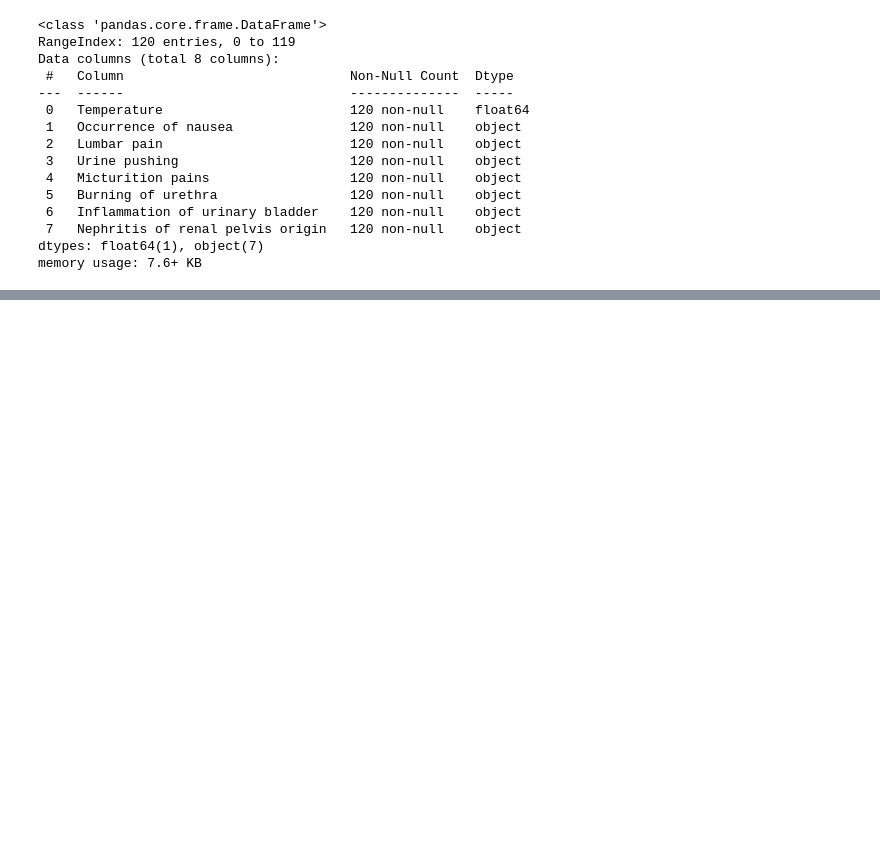
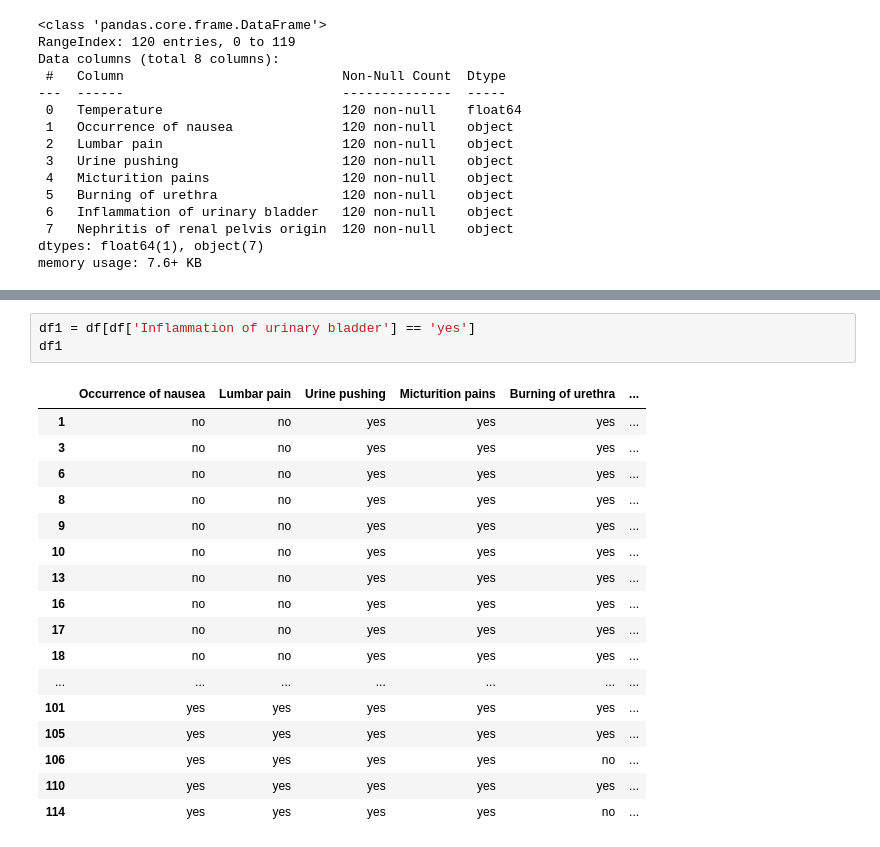
Before and after one commit to mohsen-dl/Association-Rules-Mining, a Jupyter notebook: Association Rules Mining.ipynb, the cells around one changed output, grey strips where cells are left out. Saved outputs shown, nothing was run; the diff lists cells and outputs as text; blank space fills up the shorter version.

Commit message:
spliting dataframe and adding utiles

```diff
--- a/Association Rules Mining.ipynb
+++ b/Association Rules Mining.ipynb
@@ -73,0 +122,21 @@ memory usage: 7.6+ KB
+# %%
+df1 = df[df['Inflammation of urinary bladder'] == 'yes']
+df1
+# %% [output]
+|  | Occurrence of nausea | Lumbar pain | Urine pushing | Micturition pains | Burning of urethra | ... |
+| 1 | no | no | yes | yes | yes | ... |
+| 3 | no | no | yes | yes | yes | ... |
+| 6 | no | no | yes | yes | yes | ... |
+| 8 | no | no | yes | yes | yes | ... |
+| 9 | no | no | yes | yes | yes | ... |
+| 10 | no | no | yes | yes | yes | ... |
+| 13 | no | no | yes | yes | yes | ... |
+| 16 | no | no | yes | yes | yes | ... |
+| 17 | no | no | yes | yes | yes | ... |
+| 18 | no | no | yes | yes | yes | ... |
+| ... | ... | ... | ... | ... | ... | ... |
+| 101 | yes | yes | yes | yes | yes | ... |
+| 105 | yes | yes | yes | yes | yes | ... |
+| 106 | yes | yes | yes | yes | no | ... |
+| 110 | yes | yes | yes | yes | yes | ... |
+| 114 | yes | yes | yes | yes | no | ... |
```
Also changed, not shown: parts of 9 cells of this notebook, 1 other file.
